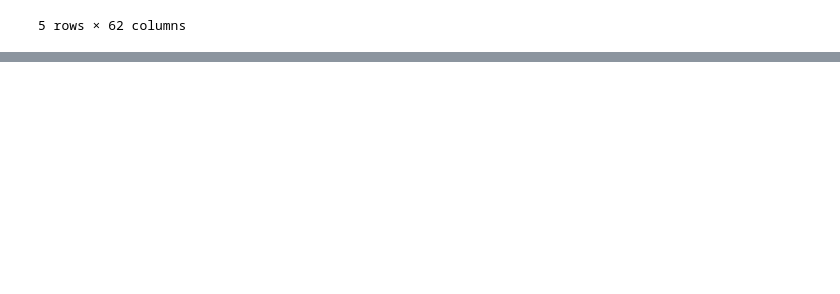
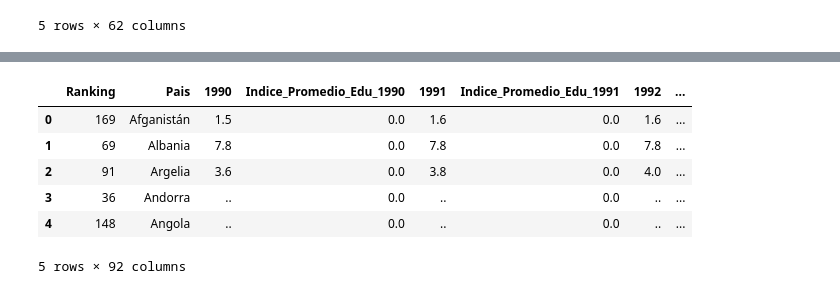
Before and after one commit to Team-17-Bedu/proyecto_python, a Jupyter notebook: Notebooks/Notebook_Indice_Educacion.ipynb, the cells around one changed output, grey strips where cells are left out. Saved outputs shown, nothing was run; the diff lists cells and outputs as text; code cells hidden in the pictures; blank space fills up the shorter version.

```diff
--- a/Notebooks/Notebook_Indice_Educacion.ipynb
+++ b/Notebooks/Notebook_Indice_Educacion.ipynb
@@ -32,0 +306,12 @@ df[df["2019"] == ".."]
+# %%
+promedio = promedio.fillna(0)
+# %%
+promedio.head()
+# %% [output]
+|  | Ranking | Pais | 1990 | Indice_Promedio_Edu_1990 | 1991 | Indice_Promedio_Edu_1991 | 1992 | ... |
+| 0 | 169 | Afganistán | 1.5 | 0.0 | 1.6 | 0.0 | 1.6 | ... |
+| 1 | 69 | Albania | 7.8 | 0.0 | 7.8 | 0.0 | 7.8 | ... |
+| 2 | 91 | Argelia | 3.6 | 0.0 | 3.8 | 0.0 | 4.0 | ... |
+| 3 | 36 | Andorra | .. | 0.0 | .. | 0.0 | .. | ... |
+| 4 | 148 | Angola | .. | 0.0 | .. | 0.0 | .. | ... |
+5 rows × 92 columns
```
Also changed, not shown: parts of 28 cells of this notebook.
